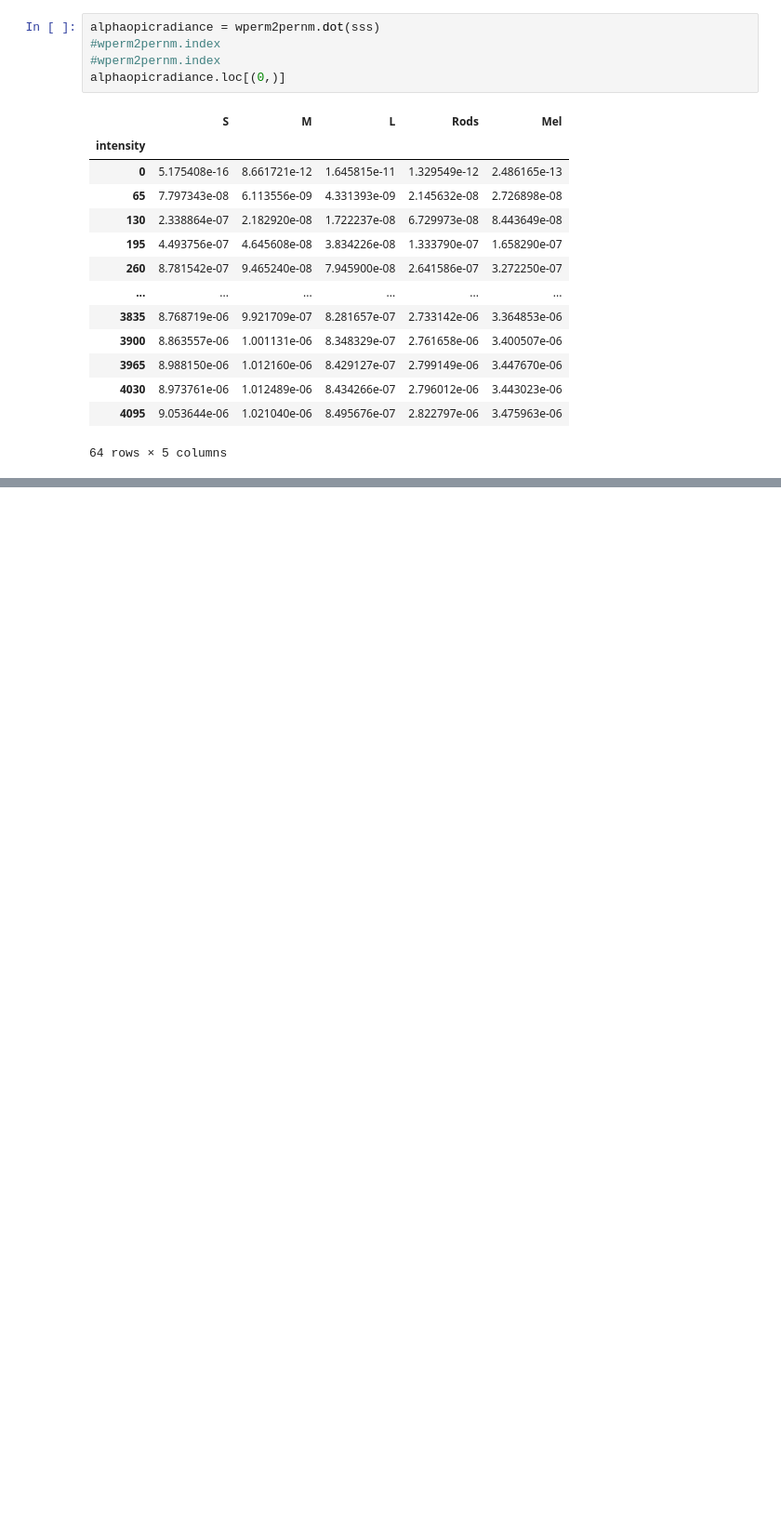
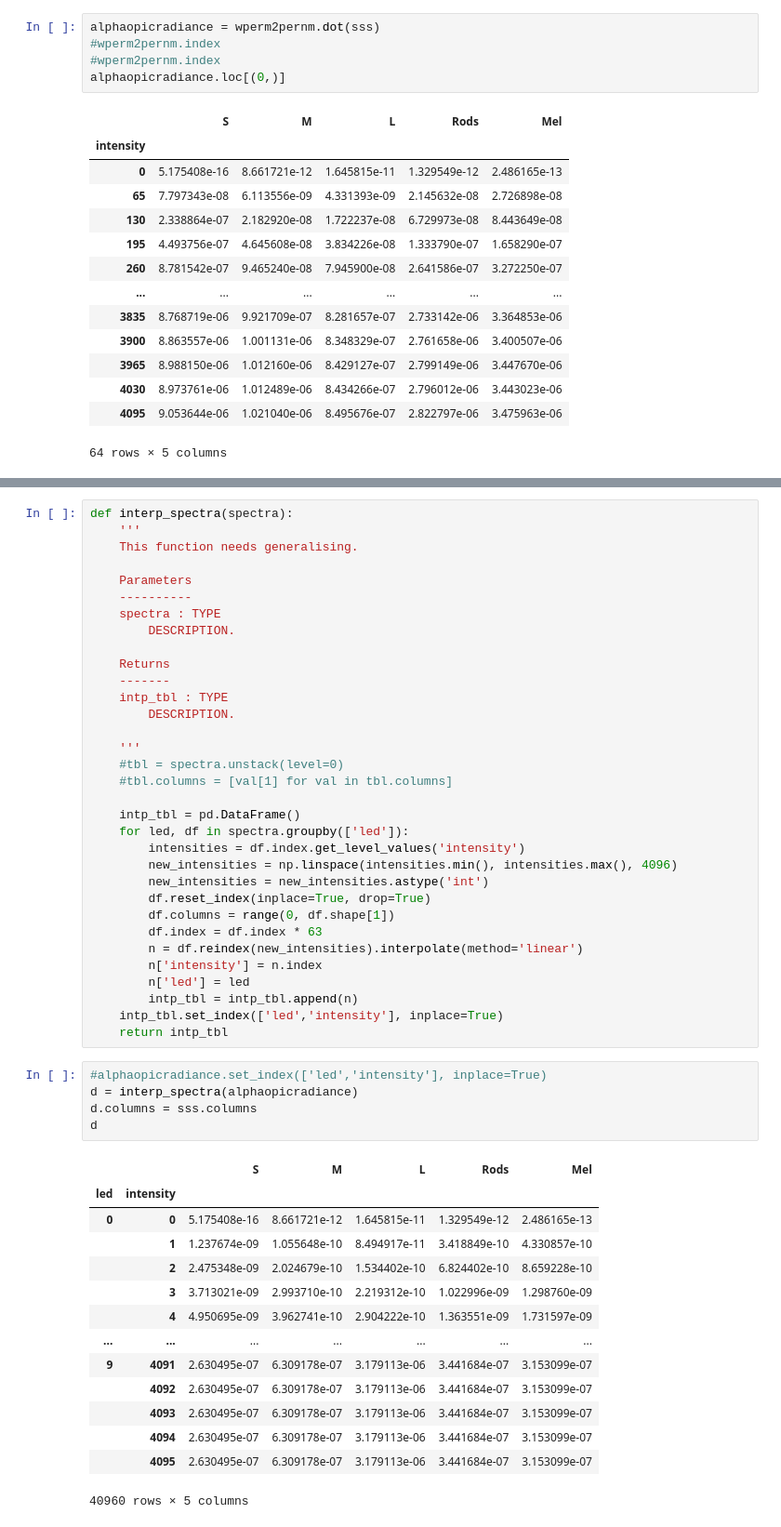
Before and after one commit to PyPlr/cvd_pupillometry, a Jupyter notebook: PyPlr/pyplr/notebooks/silent_substitution.ipynb, the cells around one changed output, grey strips where cells are left out. Shown at 93% size. Drawn from its saved outputs; the diff is of its cells as text; blank space fills up the shorter version.

```diff
--- a/PyPlr/pyplr/notebooks/silent_substitution.ipynb
+++ b/PyPlr/pyplr/notebooks/silent_substitution.ipynb
@@ -64,0 +82,53 @@ array([[ 485., 2277.]])
+# %%
+def interp_spectra(spectra):
+    '''
+    This function needs generalising.
+
+    Parameters
+    ----------
+    spectra : TYPE
+        DESCRIPTION.
+
+    Returns
+    -------
+    intp_tbl : TYPE
+        DESCRIPTION.
+
+    '''
+    #tbl = spectra.unstack(level=0)
+    #tbl.columns = [val[1] for val in tbl.columns]
+
+    intp_tbl = pd.DataFrame()
+    for led, df in spectra.groupby(['led']):
+        intensities = df.index.get_level_values('intensity')
+        new_intensities = np.linspace(intensities.min(), intensities.max(), 4096)
+        new_intensities = new_intensities.astype('int')
+        df.reset_index(inplace=True, drop=True)
+        df.columns = range(0, df.shape[1])
+        df.index = df.index * 63
+        n = df.reindex(new_intensities).interpolate(method='linear')
+        n['intensity'] = n.index
+        n['led'] = led
+        intp_tbl = intp_tbl.append(n)
+    intp_tbl.set_index(['led','intensity'], inplace=True)
+    return intp_tbl
+# %%
+#alphaopicradiance.set_index(['led','intensity'], inplace=True)
+d = interp_spectra(alphaopicradiance)
+d.columns = sss.columns
+d
+# %% [output]
+|  |  | S | M | L | Rods | Mel |
+| led | intensity |  |  |  |  |  |
+| 0 | 0 | 5.175408e-16 | 8.661721e-12 | 1.645815e-11 | 1.329549e-12 | 2.486165e-13 |
+|  | 1 | 1.237674e-09 | 1.055648e-10 | 8.494917e-11 | 3.418849e-10 | 4.330857e-10 |
+|  | 2 | 2.475348e-09 | 2.024679e-10 | 1.534402e-10 | 6.824402e-10 | 8.659228e-10 |
+|  | 3 | 3.713021e-09 | 2.993710e-10 | 2.219312e-10 | 1.022996e-09 | 1.298760e-09 |
+|  | 4 | 4.950695e-09 | 3.962741e-10 | 2.904222e-10 | 1.363551e-09 | 1.731597e-09 |
+| ... | ... | ... | ... | ... | ... | ... |
+| 9 | 4091 | 2.630495e-07 | 6.309178e-07 | 3.179113e-06 | 3.441684e-07 | 3.153099e-07 |
+|  | 4092 | 2.630495e-07 | 6.309178e-07 | 3.179113e-06 | 3.441684e-07 | 3.153099e-07 |
+|  | 4093 | 2.630495e-07 | 6.309178e-07 | 3.179113e-06 | 3.441684e-07 | 3.153099e-07 |
+|  | 4094 | 2.630495e-07 | 6.309178e-07 | 3.179113e-06 | 3.441684e-07 | 3.153099e-07 |
+|  | 4095 | 2.630495e-07 | 6.309178e-07 | 3.179113e-06 | 3.441684e-07 | 3.153099e-07 |
+40960 rows × 5 columns
```
Also changed, not shown: parts of 4 cells of this notebook.
